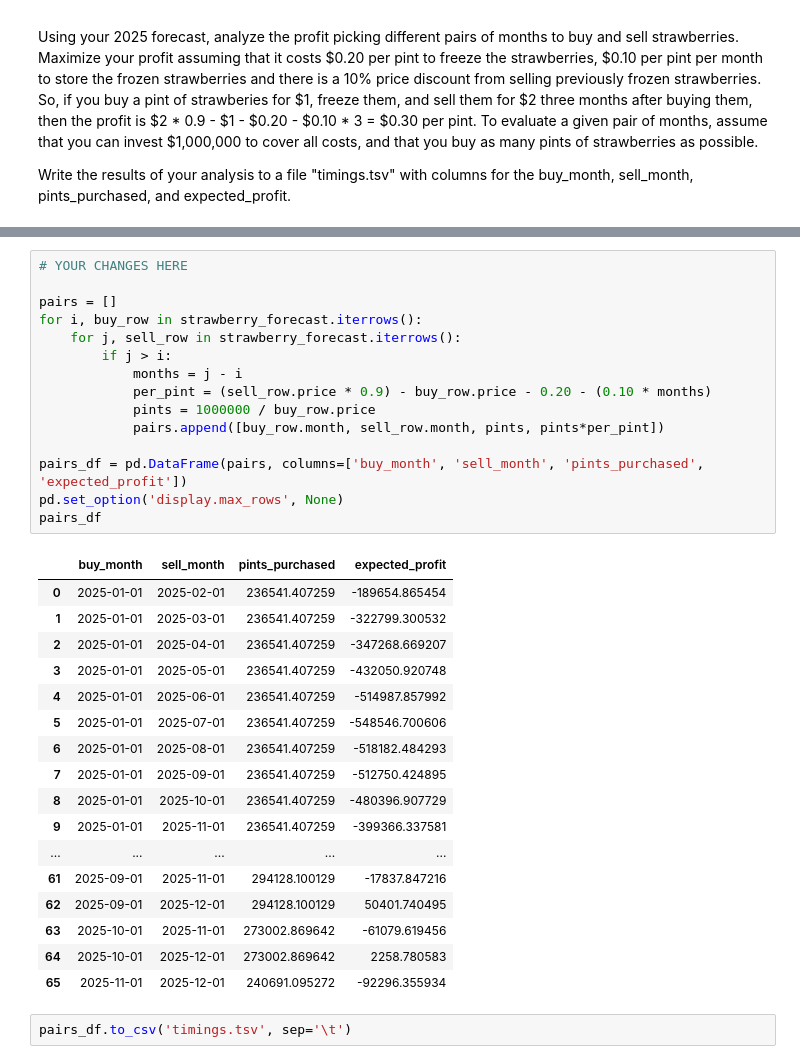
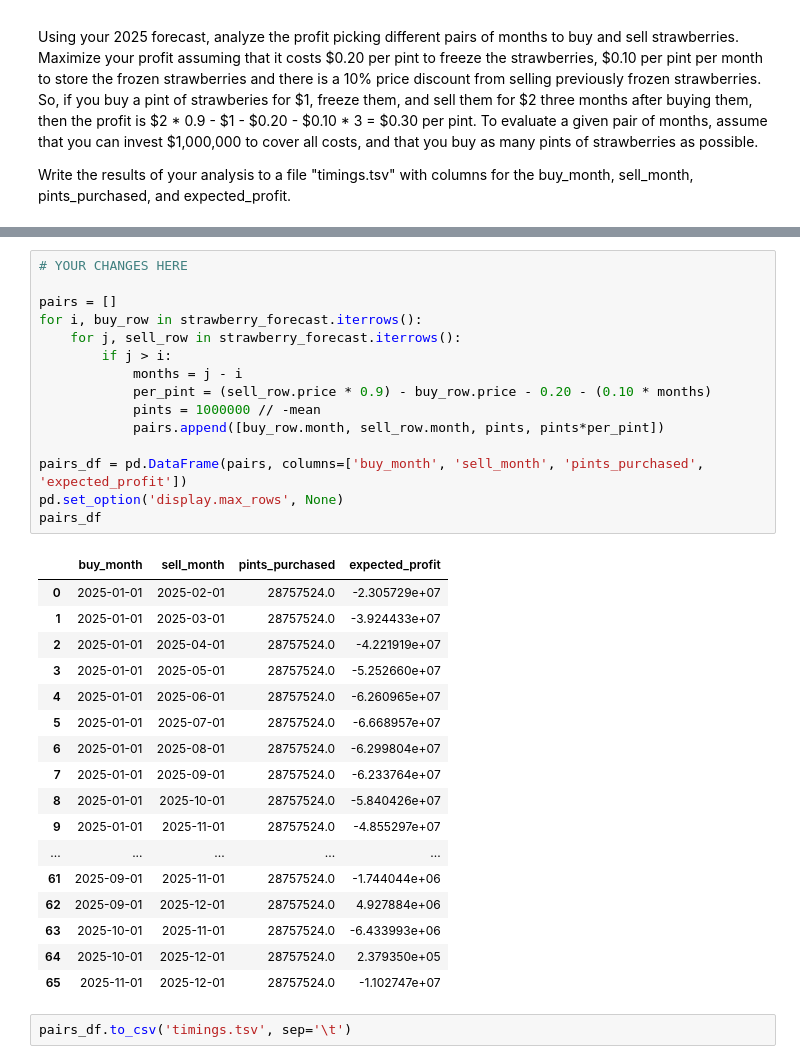
Before and after one commit to mwan30/dx704-project-02, a Jupyter notebook: project.ipynb, the cells around one changed output, grey strips where cells are left out. Saved outputs shown, nothing was run; the diff lists cells and outputs as text.

```diff
--- a/project.ipynb
+++ b/project.ipynb
@@ -146,36 +141,36 @@ strawberry_forecast
 # %%
 # YOUR CHANGES HERE
 
 pairs = []
 for i, buy_row in strawberry_forecast.iterrows():
     for j, sell_row in strawberry_forecast.iterrows():
         if j > i:
             months = j - i
             per_pint = (sell_row.price * 0.9) - buy_row.price - 0.20 - (0.10 * months)
-            pints = 1000000 / buy_row.price
+            pints = 1000000 // -mean
             pairs.append([buy_row.month, sell_row.month, pints, pints*per_pint])
 
 pairs_df = pd.DataFrame(pairs, columns=['buy_month', 'sell_month', 'pints_purchased', 'expected_profit'])
 pd.set_option('display.max_rows', None)
 pairs_df
 # %% [output]
 |  | buy_month | sell_month | pints_purchased | expected_profit |
-| 0 | 2025-01-01 | 2025-02-01 | 236541.407259 | -189654.865454 |
-| 1 | 2025-01-01 | 2025-03-01 | 236541.407259 | -322799.300532 |
-| 2 | 2025-01-01 | 2025-04-01 | 236541.407259 | -347268.669207 |
-| 3 | 2025-01-01 | 2025-05-01 | 236541.407259 | -432050.920748 |
-| 4 | 2025-01-01 | 2025-06-01 | 236541.407259 | -514987.857992 |
-| 5 | 2025-01-01 | 2025-07-01 | 236541.407259 | -548546.700606 |
-| 6 | 2025-01-01 | 2025-08-01 | 236541.407259 | -518182.484293 |
-| 7 | 2025-01-01 | 2025-09-01 | 236541.407259 | -512750.424895 |
-| 8 | 2025-01-01 | 2025-10-01 | 236541.407259 | -480396.907729 |
-| 9 | 2025-01-01 | 2025-11-01 | 236541.407259 | -399366.337581 |
+| 0 | 2025-01-01 | 2025-02-01 | 28757524.0 | -2.305729e+07 |
+| 1 | 2025-01-01 | 2025-03-01 | 28757524.0 | -3.924433e+07 |
+| 2 | 2025-01-01 | 2025-04-01 | 28757524.0 | -4.221919e+07 |
+| 3 | 2025-01-01 | 2025-05-01 | 28757524.0 | -5.252660e+07 |
+| 4 | 2025-01-01 | 2025-06-01 | 28757524.0 | -6.260965e+07 |
+| 5 | 2025-01-01 | 2025-07-01 | 28757524.0 | -6.668957e+07 |
+| 6 | 2025-01-01 | 2025-08-01 | 28757524.0 | -6.299804e+07 |
+| 7 | 2025-01-01 | 2025-09-01 | 28757524.0 | -6.233764e+07 |
+| 8 | 2025-01-01 | 2025-10-01 | 28757524.0 | -5.840426e+07 |
+| 9 | 2025-01-01 | 2025-11-01 | 28757524.0 | -4.855297e+07 |
 | ... | ... | ... | ... | ... |
-| 61 | 2025-09-01 | 2025-11-01 | 294128.100129 | -17837.847216 |
-| 62 | 2025-09-01 | 2025-12-01 | 294128.100129 | 50401.740495 |
-| 63 | 2025-10-01 | 2025-11-01 | 273002.869642 | -61079.619456 |
-| 64 | 2025-10-01 | 2025-12-01 | 273002.869642 | 2258.780583 |
-| 65 | 2025-11-01 | 2025-12-01 | 240691.095272 | -92296.355934 |
+| 61 | 2025-09-01 | 2025-11-01 | 28757524.0 | -1.744044e+06 |
+| 62 | 2025-09-01 | 2025-12-01 | 28757524.0 | 4.927884e+06 |
+| 63 | 2025-10-01 | 2025-11-01 | 28757524.0 | -6.433993e+06 |
+| 64 | 2025-10-01 | 2025-12-01 | 28757524.0 | 2.379350e+05 |
+| 65 | 2025-11-01 | 2025-12-01 | 28757524.0 | -1.102747e+07 |
 # %%
 pairs_df.to_csv('timings.tsv', sep='\t')
 # %% [markdown]
```
Also changed, not shown: parts of 4 cells of this notebook, 2 other files.
